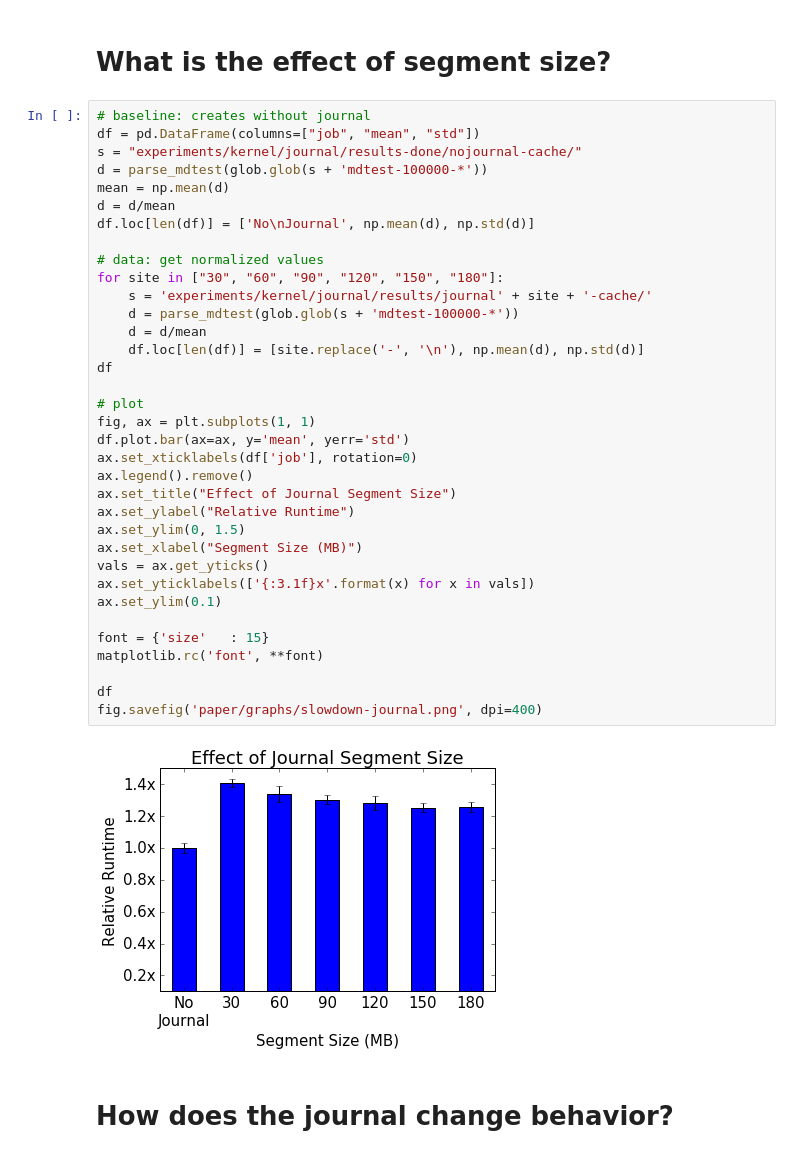
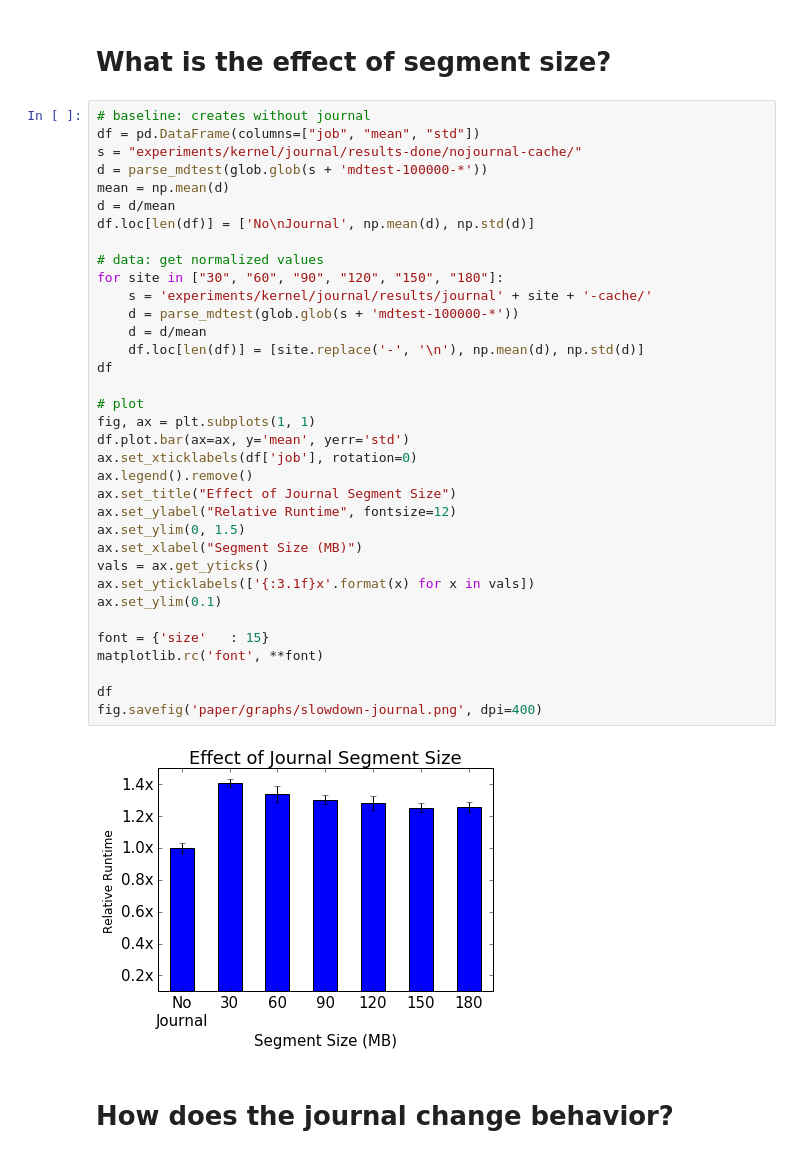
Before and after one commit to michaelsevilla/anonymous-popper, a Jupyter notebook: viz-durability.ipynb, the cells around one changed output. Saved outputs shown, nothing was run; the diff lists cells and outputs as text.

```diff
--- a/viz-durability.ipynb
+++ b/viz-durability.ipynb
@@ -171,35 +171,35 @@ d = parse_mdtest(glob.glob(s + 'mdtest-100000-*'))
 mean = np.mean(d)
 d = d/mean
 df.loc[len(df)] = ['No\nJournal', np.mean(d), np.std(d)]
 
 # data: get normalized values
 for site in ["30", "60", "90", "120", "150", "180"]:
     s = 'experiments/kernel/journal/results/journal' + site + '-cache/'
     d = parse_mdtest(glob.glob(s + 'mdtest-100000-*'))
     d = d/mean
     df.loc[len(df)] = [site.replace('-', '\n'), np.mean(d), np.std(d)]
 df
 
 # plot
 fig, ax = plt.subplots(1, 1)
 df.plot.bar(ax=ax, y='mean', yerr='std')
 ax.set_xticklabels(df['job'], rotation=0)
 ax.legend().remove()
 ax.set_title("Effect of Journal Segment Size")
-ax.set_ylabel("Relative Runtime")
+ax.set_ylabel("Relative Runtime", fontsize=12)
 ax.set_ylim(0, 1.5)
 ax.set_xlabel("Segment Size (MB)")
 vals = ax.get_yticks()
 ax.set_yticklabels(['{:3.1f}x'.format(x) for x in vals])
 ax.set_ylim(0.1)
 
 font = {'size'   : 15}
 matplotlib.rc('font', **font)
 
 df
 fig.savefig('paper/graphs/slowdown-journal.png', dpi=400)
 # %% [output]
-[figure, old version]
+[figure, new version]
 # %% [markdown]
 # How does the journal change behavior?
 # %%
```
Also changed, not shown: parts of 2 cells of this notebook, 23 other files.
